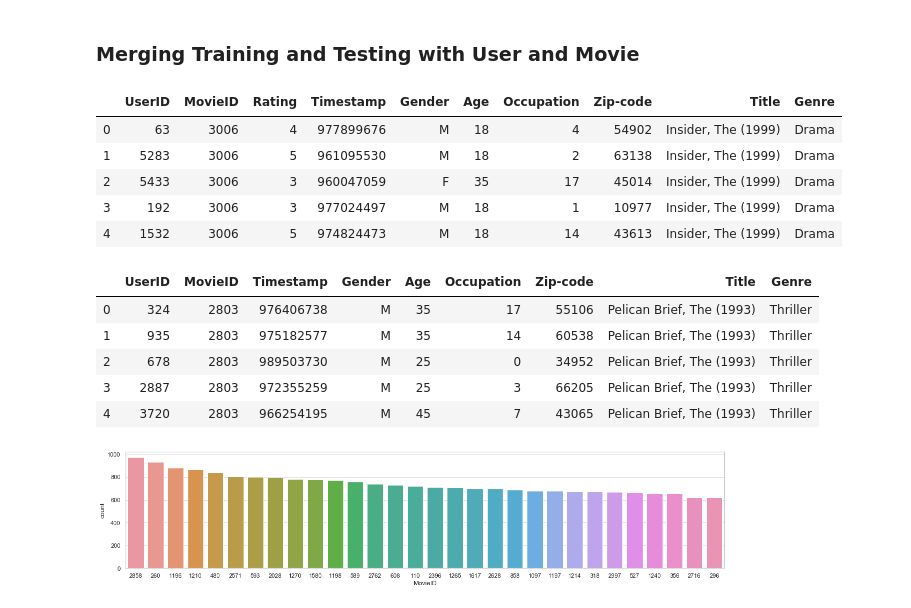
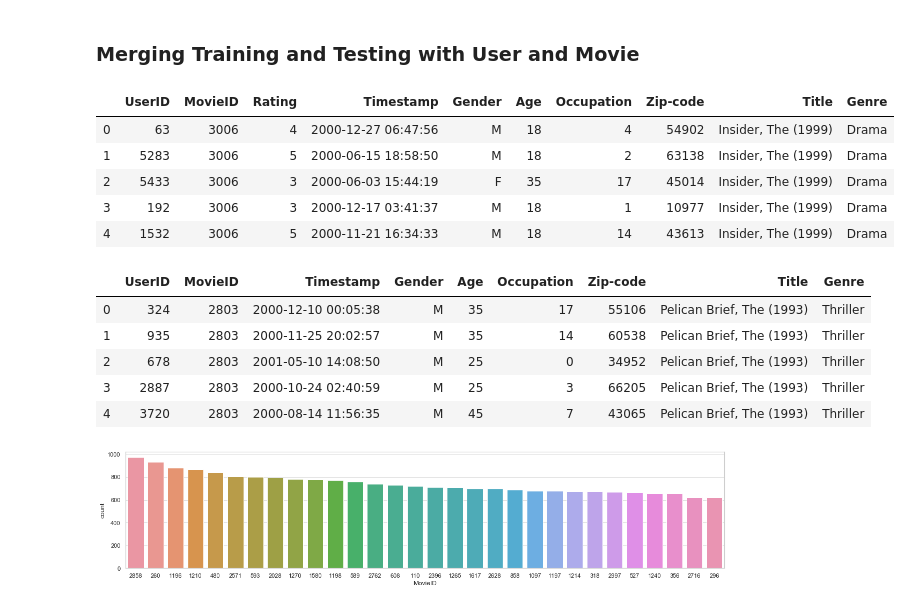
Before and after one commit to kevinandrianliu/Final-Project-DSDM, a Jupyter notebook: Final Project_ Sistem Rekomendasi.ipynb, the cells around one changed output. Saved outputs shown, nothing was run; the diff lists cells and outputs as text; code cells hidden in the pictures.

```diff
--- a/Final Project_ Sistem Rekomendasi.ipynb
+++ b/Final Project_ Sistem Rekomendasi.ipynb
@@ -641,27 +770,39 @@ In this section, we now alter the data and/or its structure.
 # %%
 # Change with dummy if needed
 training_user = pd.merge(train, users, on=['UserID'], how='inner')
 training_user_movie = pd.merge(training_user, movies, on=['MovieID'], how='inner')
+training_user_movie['Timestamp'] = pd.to_datetime(training_user_movie['Timestamp'], unit='s')
+# training_user_movie['year'] = pd.DatetimeIndex(training_user_movie['Timestamp']).year
+# training_user_movie['month'] = pd.DatetimeIndex(training_user_movie['Timestamp']).month
+# training_user_movie['day'] = pd.DatetimeIndex(training_user_movie['Timestamp']).day
+# training_user_movie['hour'] = pd.DatetimeIndex(training_user_movie['Timestamp']).hour
+# training_user_movie = training_user_movie.drop(columns = ['Timestamp'])
 training_user_movie.head()
 # %% [output]
 |  | UserID | MovieID | Rating | Timestamp | Gender | Age | Occupation | Zip-code | Title | Genre |
-| 0 | 63 | 3006 | 4 | 977899676 | M | 18 | 4 | 54902 | Insider, The (1999) | Drama |
-| 1 | 5283 | 3006 | 5 | 961095530 | M | 18 | 2 | 63138 | Insider, The (1999) | Drama |
-| 2 | 5433 | 3006 | 3 | 960047059 | F | 35 | 17 | 45014 | Insider, The (1999) | Drama |
-| 3 | 192 | 3006 | 3 | 977024497 | M | 18 | 1 | 10977 | Insider, The (1999) | Drama |
-| 4 | 1532 | 3006 | 5 | 974824473 | M | 18 | 14 | 43613 | Insider, The (1999) | Drama |
+| 0 | 63 | 3006 | 4 | 2000-12-27 06:47:56 | M | 18 | 4 | 54902 | Insider, The (1999) | Drama |
+| 1 | 5283 | 3006 | 5 | 2000-06-15 18:58:50 | M | 18 | 2 | 63138 | Insider, The (1999) | Drama |
+| 2 | 5433 | 3006 | 3 | 2000-06-03 15:44:19 | F | 35 | 17 | 45014 | Insider, The (1999) | Drama |
+| 3 | 192 | 3006 | 3 | 2000-12-17 03:41:37 | M | 18 | 1 | 10977 | Insider, The (1999) | Drama |
+| 4 | 1532 | 3006 | 5 | 2000-11-21 16:34:33 | M | 18 | 14 | 43613 | Insider, The (1999) | Drama |
 # %%
 # Change with dummy if needed
 testing_user = pd.merge(test, users, on=['UserID'], how='inner')
 testing_user_movie = pd.merge(testing_user, movies, on=['MovieID'], how='inner')
+testing_user_movie['Timestamp'] = pd.to_datetime(testing_user_movie['Timestamp'], unit='s')
+# testing_user_movie['year'] = pd.DatetimeIndex(testing_user_movie['Timestamp']).year
+# testing_user_movie['month'] = pd.DatetimeIndex(testing_user_movie['Timestamp']).month
+# testing_user_movie['day'] = pd.DatetimeIndex(testing_user_movie['Timestamp']).day
+# testing_user_movie['hour'] = pd.DatetimeIndex(testing_user_movie['Timestamp']).hour
+# testing_user_movie = testing_user_movie.drop(columns = ['Timestamp'])
 testing_user_movie.head()
 # %% [output]
 |  | UserID | MovieID | Timestamp | Gender | Age | Occupation | Zip-code | Title | Genre |
-| 0 | 324 | 2803 | 976406738 | M | 35 | 17 | 55106 | Pelican Brief, The (1993) | Thriller |
-| 1 | 935 | 2803 | 975182577 | M | 35 | 14 | 60538 | Pelican Brief, The (1993) | Thriller |
-| 2 | 678 | 2803 | 989503730 | M | 25 | 0 | 34952 | Pelican Brief, The (1993) | Thriller |
-| 3 | 2887 | 2803 | 972355259 | M | 25 | 3 | 66205 | Pelican Brief, The (1993) | Thriller |
-| 4 | 3720 | 2803 | 966254195 | M | 45 | 7 | 43065 | Pelican Brief, The (1993) | Thriller |
+| 0 | 324 | 2803 | 2000-12-10 00:05:38 | M | 35 | 17 | 55106 | Pelican Brief, The (1993) | Thriller |
+| 1 | 935 | 2803 | 2000-11-25 20:02:57 | M | 35 | 14 | 60538 | Pelican Brief, The (1993) | Thriller |
+| 2 | 678 | 2803 | 2001-05-10 14:08:50 | M | 25 | 0 | 34952 | Pelican Brief, The (1993) | Thriller |
+| 3 | 2887 | 2803 | 2000-10-24 02:40:59 | M | 25 | 3 | 66205 | Pelican Brief, The (1993) | Thriller |
+| 4 | 3720 | 2803 | 2000-08-14 11:56:35 | M | 45 | 7 | 43065 | Pelican Brief, The (1993) | Thriller |
 # %%
 plt.figure(figsize=(20,4))
 ax = sns.countplot(x="MovieID", data=testing_user_movie, order=testing_user_movie["MovieID"].value_counts().iloc[:30].index)
```
Also changed, not shown: parts of 8 cells of this notebook.
